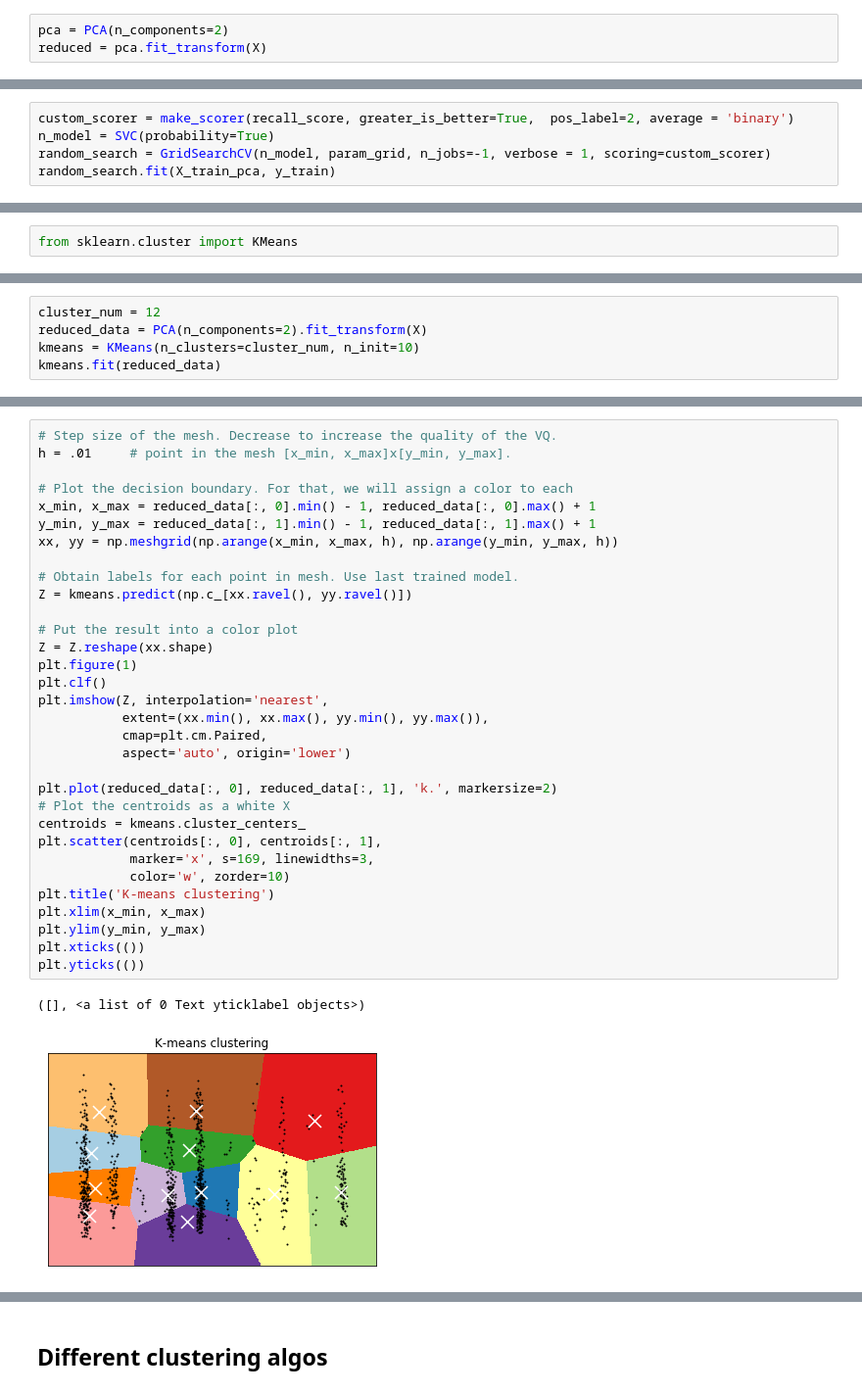
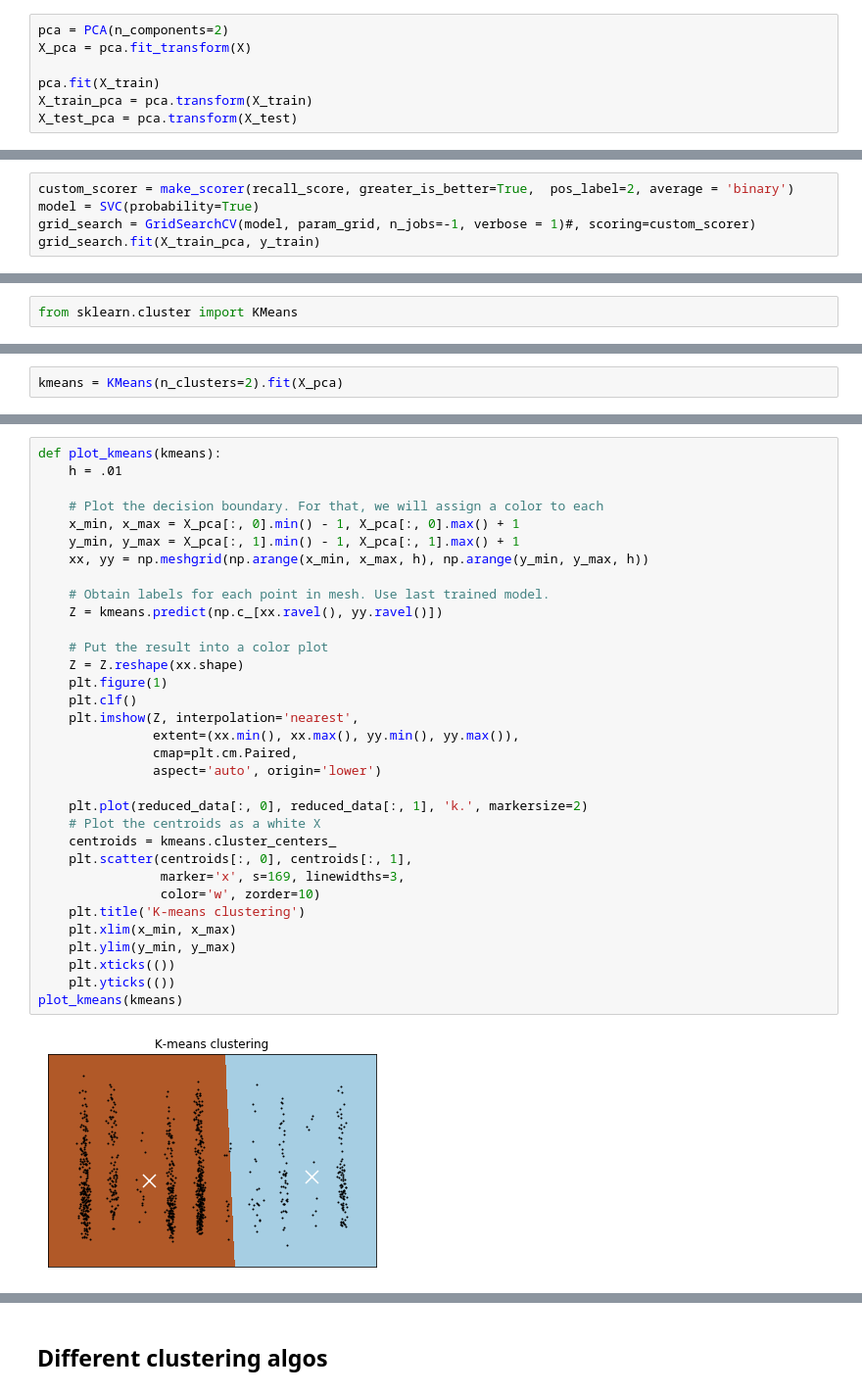
Before and after one commit to kevinhartyanyi/introduction-to-data-science, a Jupyter notebook: assignment/Assignment.ipynb, the cells around one changed output, grey strips where cells are left out. Shown at 98% size. Drawn from its saved outputs; the diff is of its cells as text.

Commit message:
Work on the assignment

```diff
--- a/assignment/Assignment.ipynb
+++ b/assignment/Assignment.ipynb
@@ -313,4 +315,8 @@ TODO: remove?
 from sklearn.decomposition import PCA
 # %%
 pca = PCA(n_components=2)
-reduced = pca.fit_transform(X)
+X_pca = pca.fit_transform(X)
+
+pca.fit(X_train)
+X_train_pca = pca.transform(X_train)
+X_test_pca = pca.transform(X_test)
@@ -357,8 +352,8 @@ X_test_pca = pca.transform(X_test)
 # %%
 custom_scorer = make_scorer(recall_score, greater_is_better=True,  pos_label=2, average = 'binary')
-n_model = SVC(probability=True)
-random_search = GridSearchCV(n_model, param_grid, n_jobs=-1, verbose = 1, scoring=custom_scorer)
-random_search.fit(X_train_pca, y_train)
+model = SVC(probability=True)
+grid_search = GridSearchCV(model, param_grid, n_jobs=-1, verbose = 1)#, scoring=custom_scorer)
+grid_search.fit(X_train_pca, y_train)
 # %% [output]
 Fitting 5 folds for each of 14 candidates, totalling 70 fits
 [Parallel(n_jobs=-1)]: Using backend LokyBackend with 6 concurrent workers.
@@ -576,5 +625,0 @@ kmeans = KMeans(n_clusters=2, random_state=0).fit(X_train)
-# %%
-cluster_num = 12
-reduced_data = PCA(n_components=2).fit_transform(X)
-kmeans = KMeans(n_clusters=cluster_num, n_init=10)
-kmeans.fit(reduced_data)
@@ -582,0 +682,2 @@ KMeans(n_clusters=12)
+# %%
+kmeans = KMeans(n_clusters=2).fit(X_pca)
@@ -583,35 +718,35 @@ KMeans(n_clusters=12)
 # %%
-# Step size of the mesh. Decrease to increase the quality of the VQ.
-h = .01     # point in the mesh [x_min, x_max]x[y_min, y_max].
+def plot_kmeans(kmeans):
+    h = .01
 
-# Plot the decision boundary. For that, we will assign a color to each
-x_min, x_max = reduced_data[:, 0].min() - 1, reduced_data[:, 0].max() + 1
-y_min, y_max = reduced_data[:, 1].min() - 1, reduced_data[:, 1].max() + 1
-xx, yy = np.meshgrid(np.arange(x_min, x_max, h), np.arange(y_min, y_max, h))
+    # Plot the decision boundary. For that, we will assign a color to each
+    x_min, x_max = X_pca[:, 0].min() - 1, X_pca[:, 0].max() + 1
+    y_min, y_max = X_pca[:, 1].min() - 1, X_pca[:, 1].max() + 1
+    xx, yy = np.meshgrid(np.arange(x_min, x_max, h), np.arange(y_min, y_max, h))
 
-# Obtain labels for each point in mesh. Use last trained model.
-Z = kmeans.predict(np.c_[xx.ravel(), yy.ravel()])
+    # Obtain labels for each point in mesh. Use last trained model.
+    Z = kmeans.predict(np.c_[xx.ravel(), yy.ravel()])
 
-# Put the result into a color plot
-Z = Z.reshape(xx.shape)
-plt.figure(1)
-plt.clf()
-plt.imshow(Z, interpolation='nearest',
-           extent=(xx.min(), xx.max(), yy.min(), yy.max()),
-           cmap=plt.cm.Paired,
-           aspect='auto', origin='lower')
+    # Put the result into a color plot
+    Z = Z.reshape(xx.shape)
+    plt.figure(1)
+    plt.clf()
+    plt.imshow(Z, interpolation='nearest',
+               extent=(xx.min(), xx.max(), yy.min(), yy.max()),
+               cmap=plt.cm.Paired,
+               aspect='auto', origin='lower')
 
-plt.plot(reduced_data[:, 0], reduced_data[:, 1], 'k.', markersize=2)
-# Plot the centroids as a white X
-centroids = kmeans.cluster_centers_
-plt.scatter(centroids[:, 0], centroids[:, 1],
-            marker='x', s=169, linewidths=3,
-            color='w', zorder=10)
-plt.title('K-means clustering')
-plt.xlim(x_min, x_max)
-plt.ylim(y_min, y_max)
-plt.xticks(())
-plt.yticks(())
+    plt.plot(reduced_data[:, 0], reduced_data[:, 1], 'k.', markersize=2)
+    # Plot the centroids as a white X
+    centroids = kmeans.cluster_centers_
+    plt.scatter(centroids[:, 0], centroids[:, 1],
+                marker='x', s=169, linewidths=3,
+                color='w', zorder=10)
+    plt.title('K-means clustering')
+    plt.xlim(x_min, x_max)
+    plt.ylim(y_min, y_max)
+    plt.xticks(())
+    plt.yticks(())
+plot_kmeans(kmeans)
 # %% [output]
-([], <a list of 0 Text yticklabel objects>)
-[figure, old version]
+[figure, new version]
```
Also changed, not shown: parts of 61 cells of this notebook.
